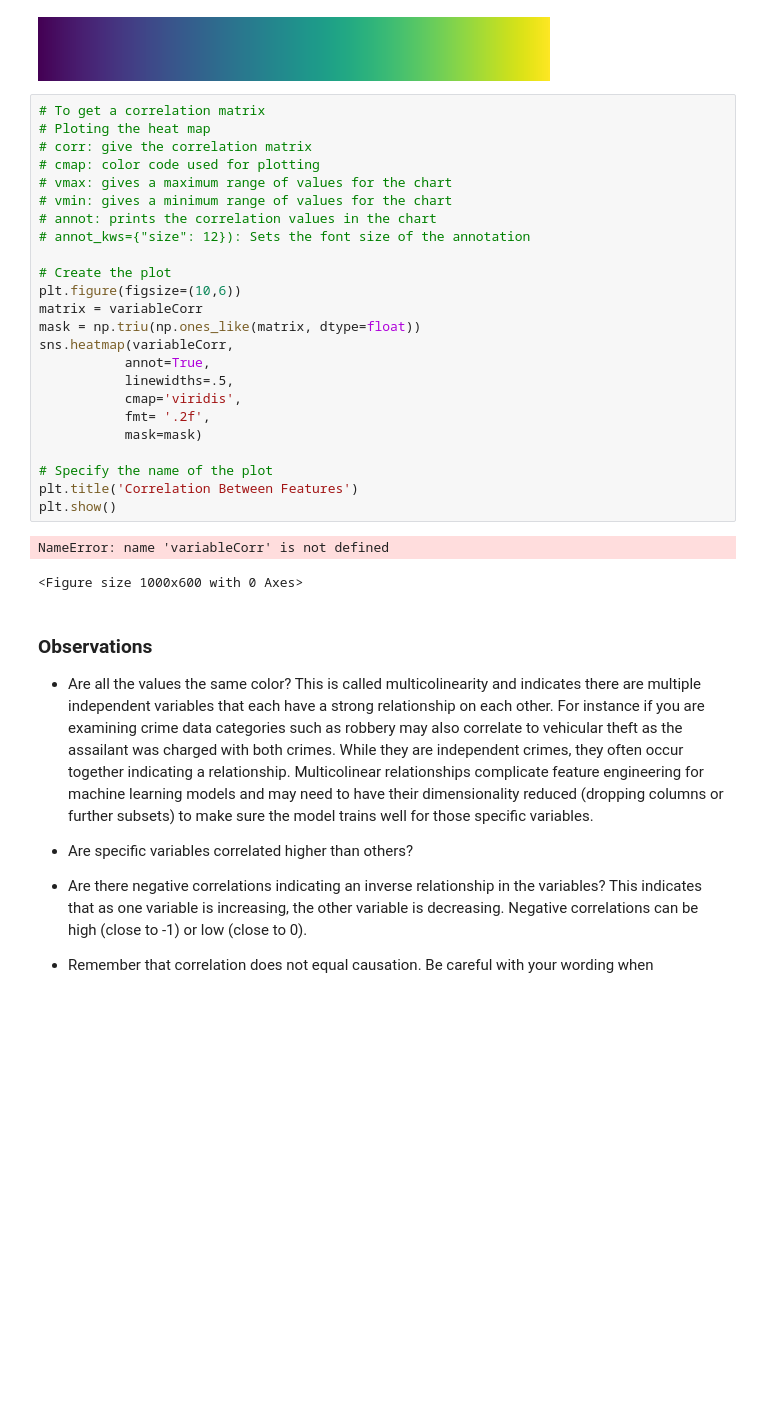
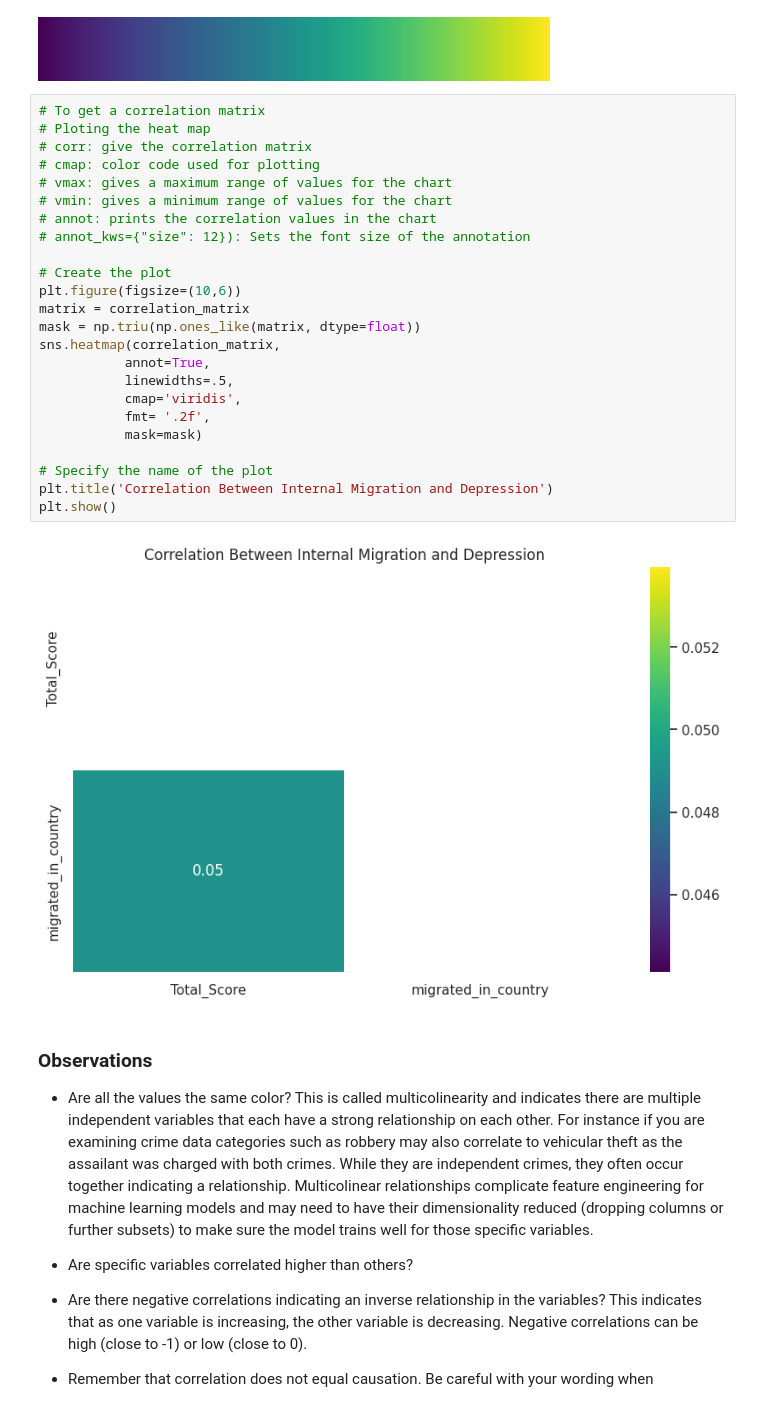
Before and after one commit to Qianyi0315/2025HUDS, a Jupyter notebook: Research_Skeleton_Notebook_Qianyi_THREAD.ipynb, the cells around one changed output. Drawn from its saved outputs; the diff is of its cells as text; blank space fills up the shorter version.

```diff
--- a/Research_Skeleton_Notebook_Qianyi_THREAD.ipynb
+++ b/Research_Skeleton_Notebook_Qianyi_THREAD.ipynb
@@ -824,30 +824,29 @@ sns.color_palette('viridis', as_cmap=True)
 # %%
 # To get a correlation matrix
 # Ploting the heat map
 # corr: give the correlation matrix
 # cmap: color code used for plotting
 # vmax: gives a maximum range of values for the chart
 # vmin: gives a minimum range of values for the chart
 # annot: prints the correlation values in the chart
 # annot_kws={"size": 12}): Sets the font size of the annotation
 
 # Create the plot
 plt.figure(figsize=(10,6))
-matrix = variableCorr
+matrix = correlation_matrix
 mask = np.triu(np.ones_like(matrix, dtype=float))
-sns.heatmap(variableCorr,
+sns.heatmap(correlation_matrix,
            annot=True,
            linewidths=.5,
            cmap='viridis',
            fmt= '.2f',
            mask=mask)
 
 # Specify the name of the plot
-plt.title('Correlation Between Features')
+plt.title('Correlation Between Internal Migration and Depression')
 plt.show()
 # %% [output]
-NameError: name 'variableCorr' is not defined
-<Figure size 1000x600 with 0 Axes>
+[figure, added]
 # %% [markdown]
 ### Observations
 - Are all the values the same color? This is called multicolinearity and indicates there are multiple independent variables that each have a strong relationship on each other. For instance if you are examining crime data categories such as robbery may also correlate to vehicular theft as the assailant was charged with both crimes. While they are independent crimes, they often occur together indicating a relationship. Multicolinear relationships complicate feature engineering for machine learning models and may need to have their dimensionality reduced (dropping columns or further subsets) to make sure the model trains well for those specific variables.
```
Also changed, not shown: parts of 5 cells of this notebook.
